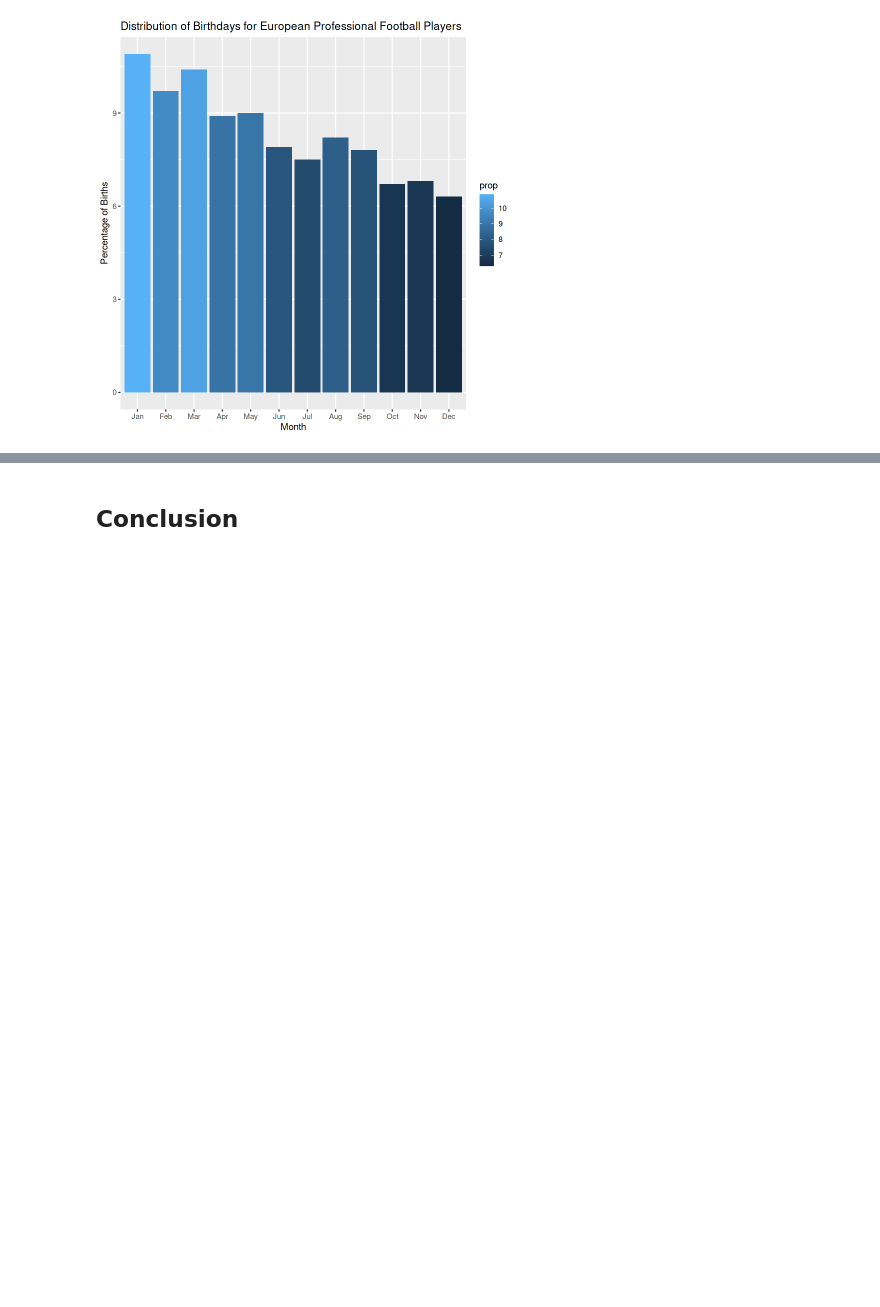
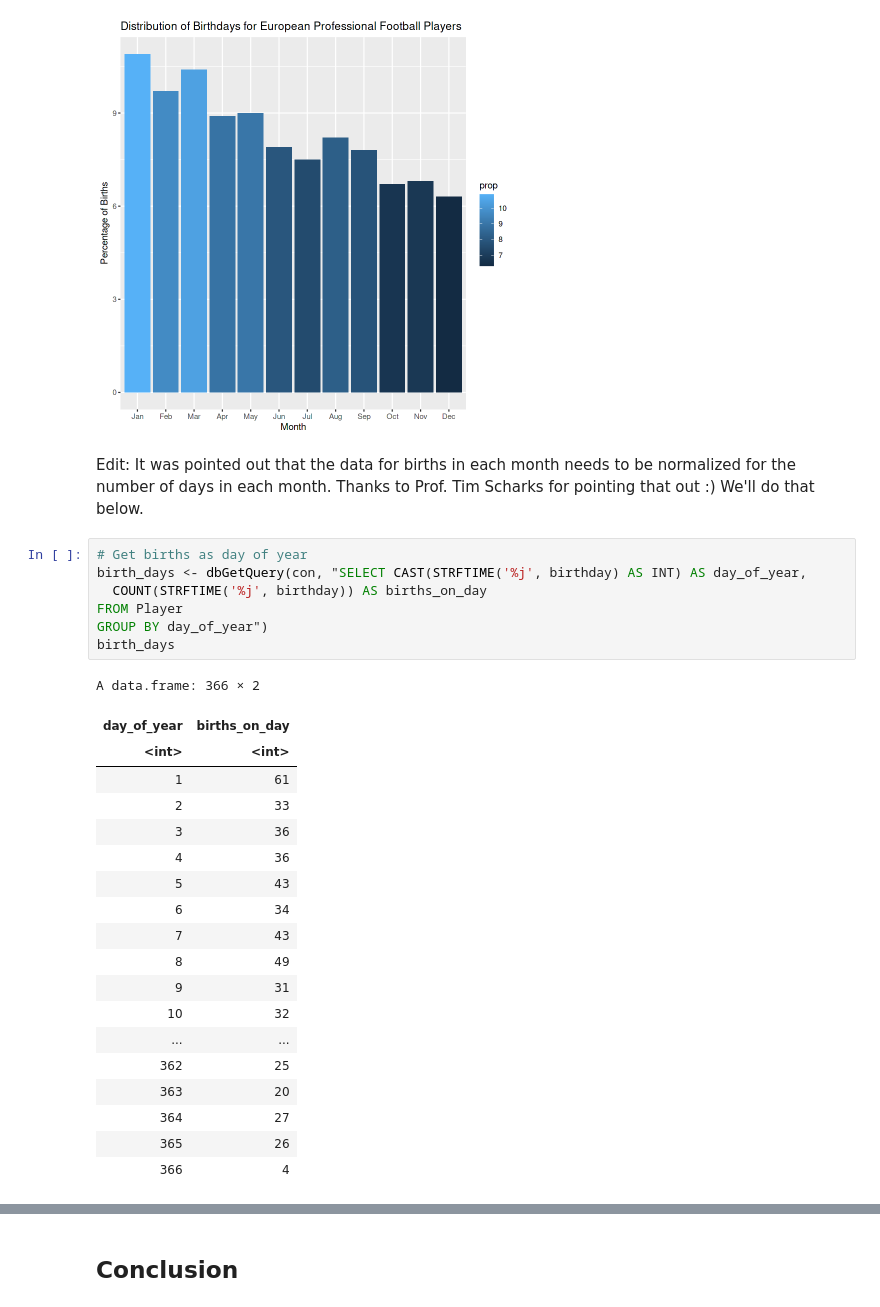
Before and after one commit to MattyMyers22/Euro-Football-08-16, a Jupyter notebook: Euro Football SQL DB With R.ipynb, the cells around one changed output, grey strips where cells are left out. Drawn from its saved outputs; the diff is of its cells as text; blank space fills up the shorter version.

```diff
--- a/Euro Football SQL DB With R.ipynb
+++ b/Euro Football SQL DB With R.ipynb
@@ -308,3 +308,32 @@ birth_gr <- ggplot(birth_mon, aes(month, prop, fill = prop)) +
 birth_gr
 # %% [output]
 [figure]
+# %% [markdown]
+Edit: It was pointed out that the data for births in each month needs to be normalized for the number of days in each month. Thanks to Prof. Tim Scharks for pointing that out :) We'll do that below.
+# %%
+# Get births as day of year
+birth_days <- dbGetQuery(con, "SELECT CAST(STRFTIME('%j', birthday) AS INT) AS day_of_year,
+  COUNT(STRFTIME('%j', birthday)) AS births_on_day
+FROM Player
+GROUP BY day_of_year")
+birth_days
+# %% [output]
+A data.frame: 366 × 2
+| day_of_year | births_on_day |
+| <int> | <int> |
+| 1 | 61 |
+| 2 | 33 |
+| 3 | 36 |
+| 4 | 36 |
+| 5 | 43 |
+| 6 | 34 |
+| 7 | 43 |
+| 8 | 49 |
+| 9 | 31 |
+| 10 | 32 |
+| ... | ... |
+| 362 | 25 |
+| 363 | 20 |
+| 364 | 27 |
+| 365 | 26 |
+| 366 | 4 |
```
Also changed, not shown: parts of 7 cells of this notebook.
